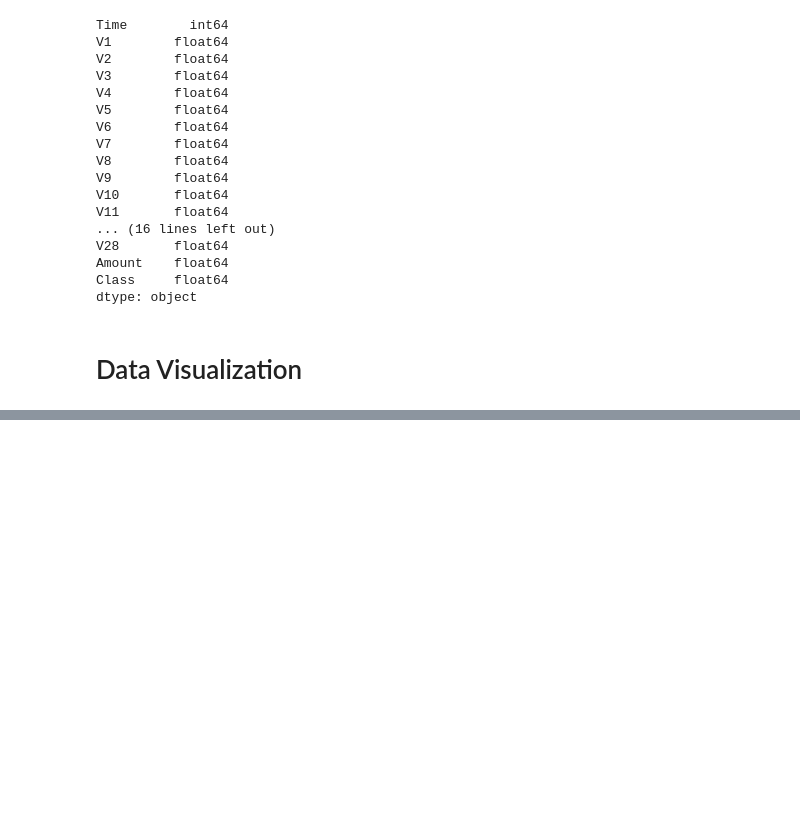
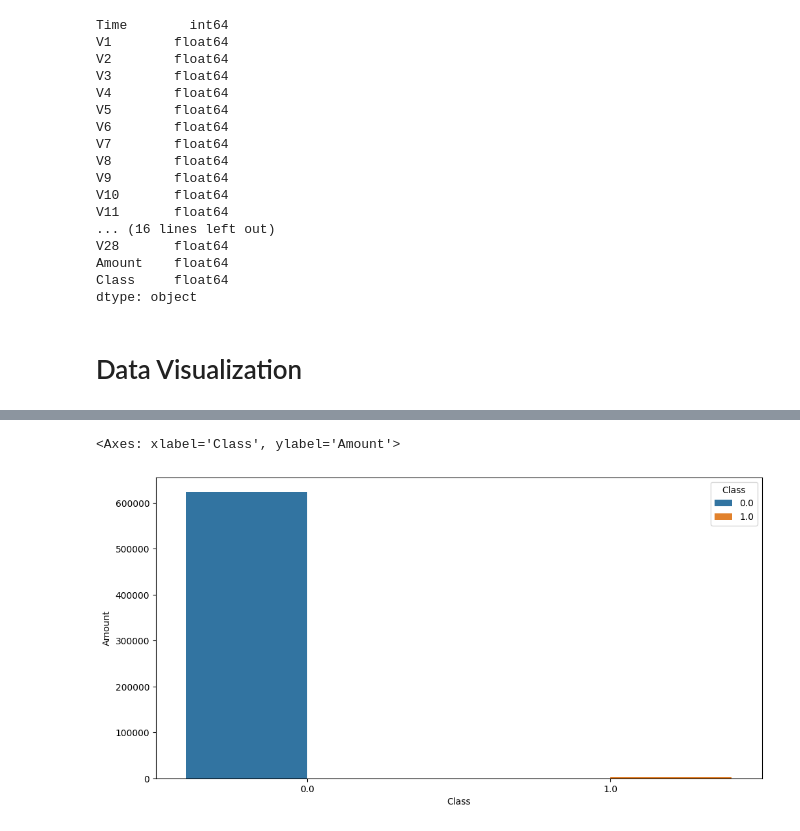
Before and after one commit to kdmwangi/Data-Science, a Jupyter notebook: Fraud_Detection.ipynb, the cells around one changed output, grey strips where cells are left out. Saved outputs shown, nothing was run; the diff lists cells and outputs as text; code cells hidden in the pictures; blank space fills up the shorter version.

```diff
--- a/Fraud_Detection.ipynb
+++ b/Fraud_Detection.ipynb
@@ -272,0 +297,7 @@ sns.scatterplt(dataset, )
+# %%
+# group the data in Class and plot the amount
+plt.figure(figsize=(12,6))
+sns.barplot(dataset.groupby('Class', as_index=False).sum(), x='Class',y='Amount',hue='Class')
+# %% [output]
+<Axes: xlabel='Class', ylabel='Amount'>
+[figure, added]
```
Also changed, not shown: parts of 24 cells of this notebook.
